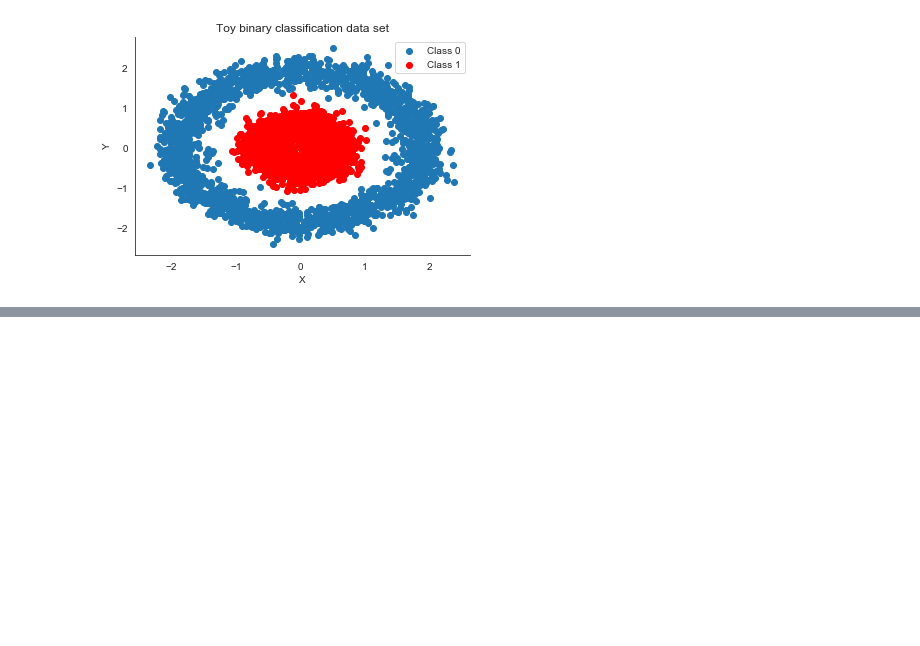
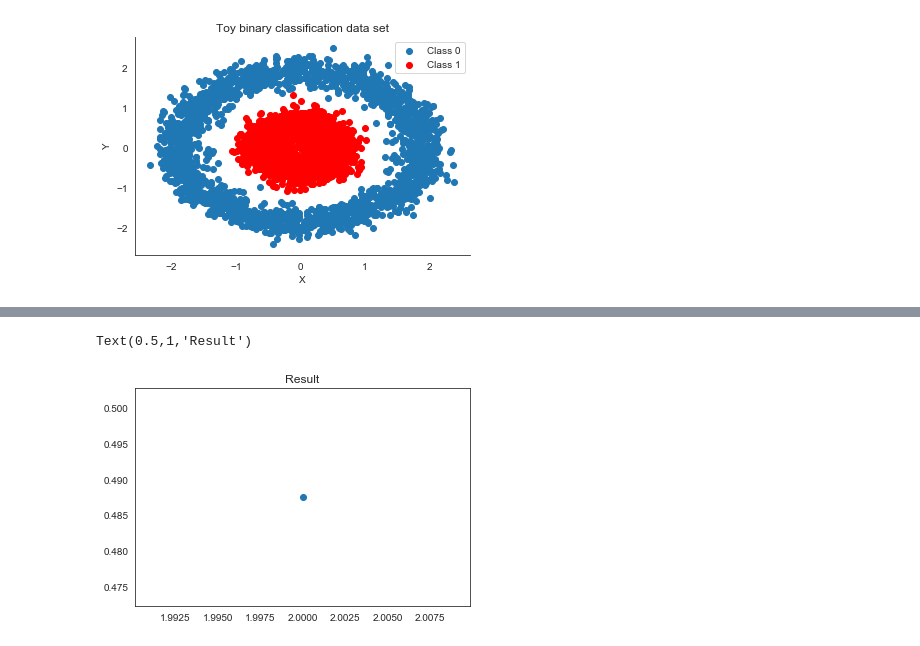
Before and after one commit to soulforger0/GPopt_4_Bayesian_NN, a Jupyter notebook: GPopt_4_NN.ipynb, the cells around one changed output, grey strips where cells are left out. Saved outputs shown, nothing was run; the diff lists cells and outputs as text; code cells hidden in the pictures; blank space fills up the shorter version.

```diff
--- a/GPopt_4_NN.ipynb
+++ b/GPopt_4_NN.ipynb
@@ -207,0 +216,6 @@ Accuracy: 48.75%
+# %%
+plt.scatter(parameter_hist, acc_hist)
+plt.title('Result')
+# %% [output]
+Text(0.5,1,'Result')
+[figure, added]
```
Also changed, not shown: parts of 5 cells of this notebook.
